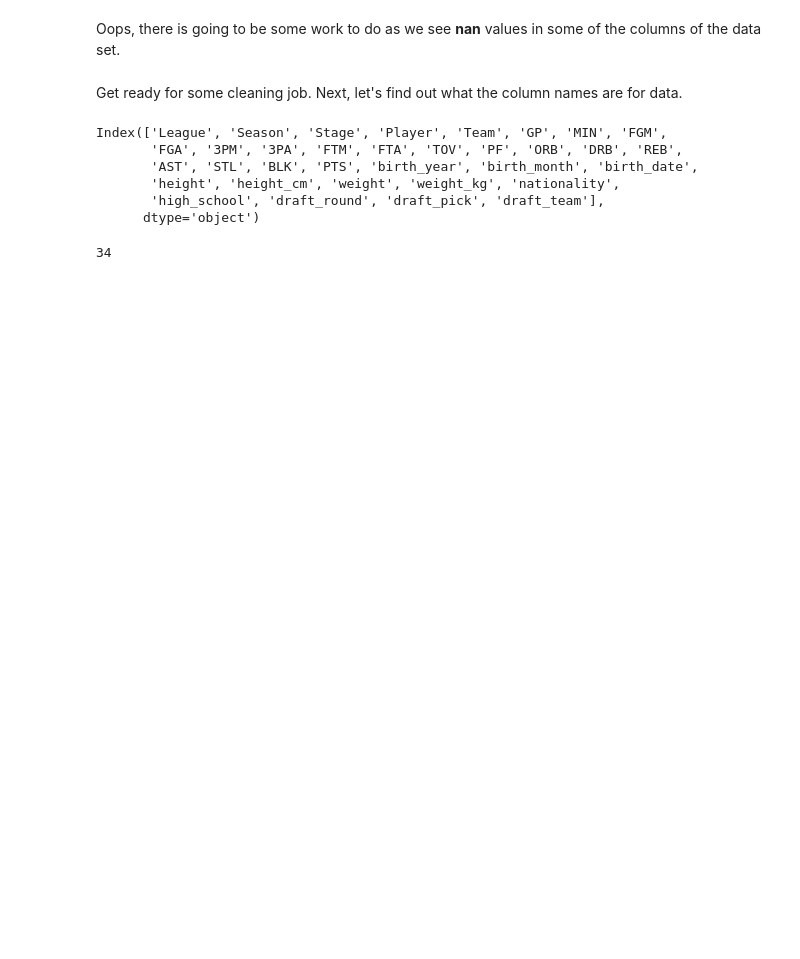
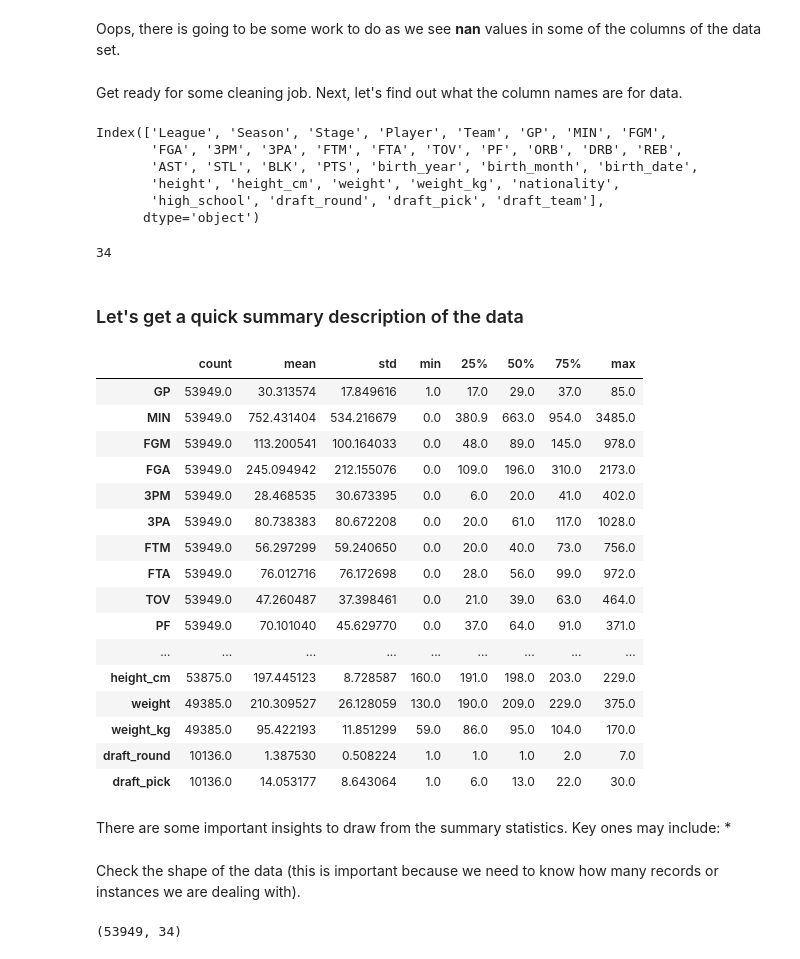
Before and after one commit to xtian4zy/Data-Analysis-Process-EDA-Lab, a Jupyter notebook: Exploratory Data Analysis (Data Analysis Process) - Lab.ipynb, the cells around one changed output. Saved outputs shown, nothing was run; the diff lists cells and outputs as text; code cells hidden in the pictures; blank space fills up the shorter version.

```diff
--- a/Exploratory Data Analysis (Data Analysis Process) - Lab.ipynb
+++ b/Exploratory Data Analysis (Data Analysis Process) - Lab.ipynb
@@ -125,3 +125,34 @@ Index(['League', 'Season', 'Stage', 'Player', 'Team', 'GP', 'MIN', 'FGM',
 print(len(df.columns))
 # %% [output]
 34
+# %% [markdown]
+### Let's get a quick summary description of the data
+# %%
+df.describe().T
+# %% [output]
+|  | count | mean | std | min | 25% | 50% | 75% | max |
+| GP | 53949.0 | 30.313574 | 17.849616 | 1.0 | 17.0 | 29.0 | 37.0 | 85.0 |
+| MIN | 53949.0 | 752.431404 | 534.216679 | 0.0 | 380.9 | 663.0 | 954.0 | 3485.0 |
+| FGM | 53949.0 | 113.200541 | 100.164033 | 0.0 | 48.0 | 89.0 | 145.0 | 978.0 |
+| FGA | 53949.0 | 245.094942 | 212.155076 | 0.0 | 109.0 | 196.0 | 310.0 | 2173.0 |
+| 3PM | 53949.0 | 28.468535 | 30.673395 | 0.0 | 6.0 | 20.0 | 41.0 | 402.0 |
+| 3PA | 53949.0 | 80.738383 | 80.672208 | 0.0 | 20.0 | 61.0 | 117.0 | 1028.0 |
+| FTM | 53949.0 | 56.297299 | 59.240650 | 0.0 | 20.0 | 40.0 | 73.0 | 756.0 |
+| FTA | 53949.0 | 76.012716 | 76.172698 | 0.0 | 28.0 | 56.0 | 99.0 | 972.0 |
+| TOV | 53949.0 | 47.260487 | 37.398461 | 0.0 | 21.0 | 39.0 | 63.0 | 464.0 |
+| PF | 53949.0 | 70.101040 | 45.629770 | 0.0 | 37.0 | 64.0 | 91.0 | 371.0 |
+| ... | ... | ... | ... | ... | ... | ... | ... | ... |
+| height_cm | 53875.0 | 197.445123 | 8.728587 | 160.0 | 191.0 | 198.0 | 203.0 | 229.0 |
+| weight | 49385.0 | 210.309527 | 26.128059 | 130.0 | 190.0 | 209.0 | 229.0 | 375.0 |
+| weight_kg | 49385.0 | 95.422193 | 11.851299 | 59.0 | 86.0 | 95.0 | 104.0 | 170.0 |
+| draft_round | 10136.0 | 1.387530 | 0.508224 | 1.0 | 1.0 | 1.0 | 2.0 | 7.0 |
+| draft_pick | 10136.0 | 14.053177 | 8.643064 | 1.0 | 6.0 | 13.0 | 22.0 | 30.0 |
+# %% [markdown]
+There are some important insights to draw from the summary statistics. Key ones may include:
+*
+# %% [markdown]
+Check the shape of the data (this is important because we need to know how many records or instances we are dealing with).
+# %%
+df.shape
+# %% [output]
+(53949, 34)
```
Also changed, not shown: parts of 11 cells of this notebook.
